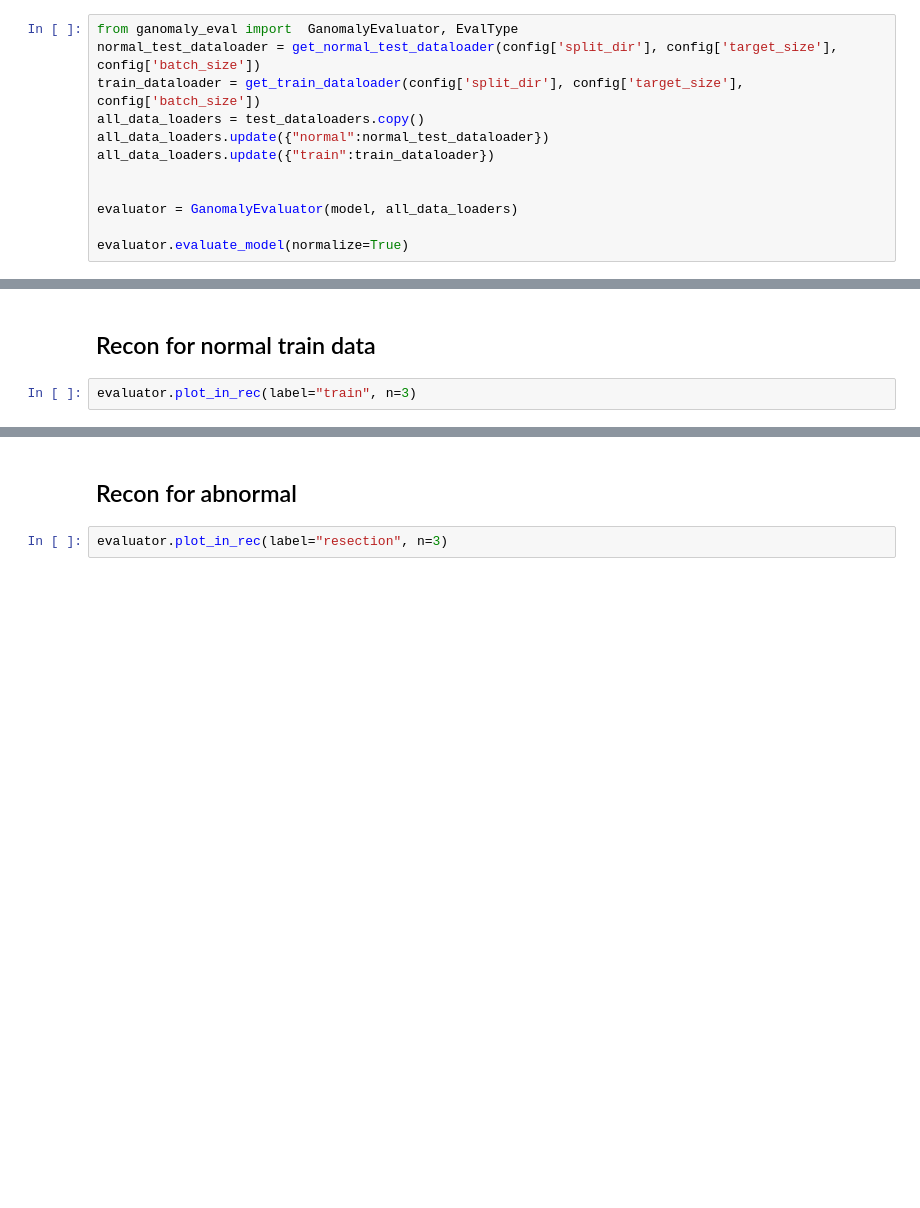
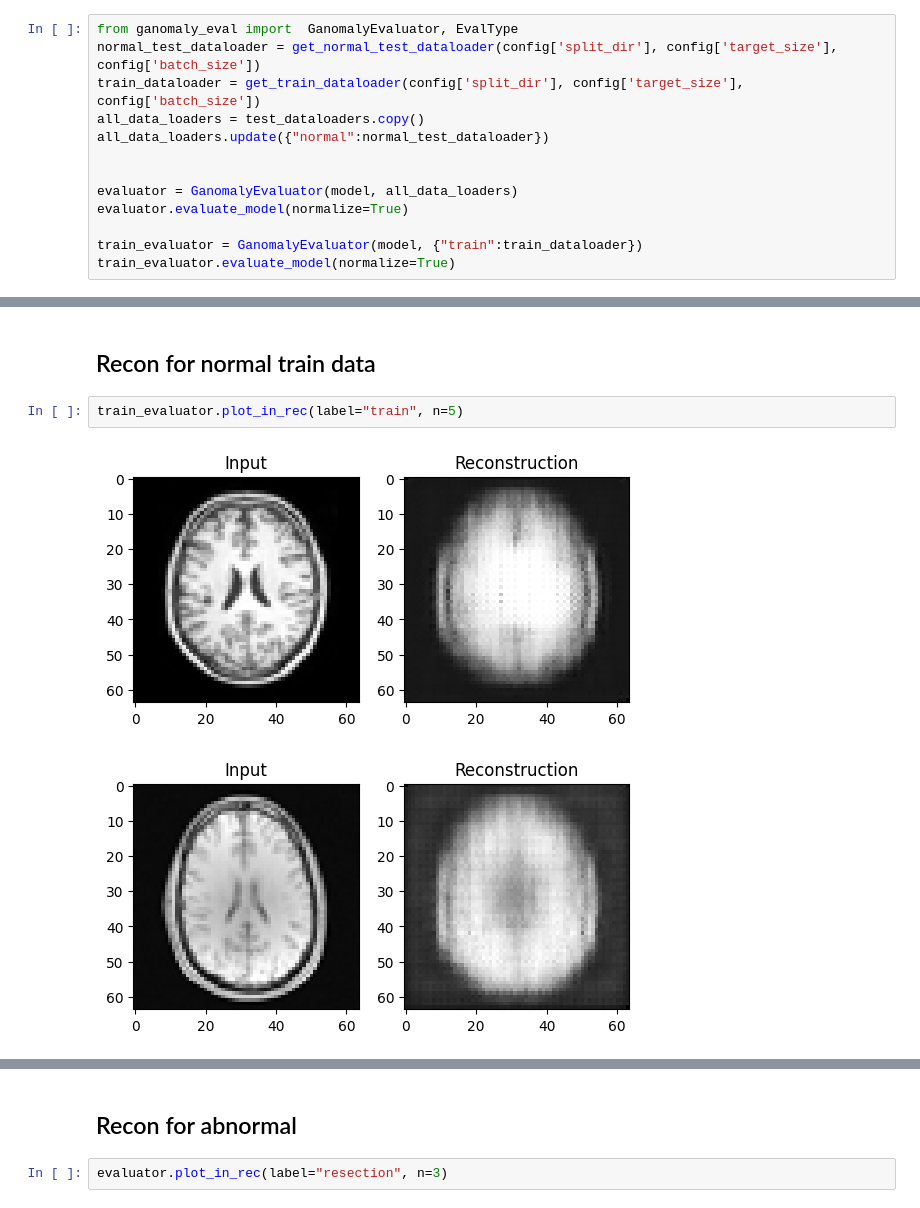
Before and after one commit to MarcelRosier/mad_seminar, a Jupyter notebook: run_eval.ipynb, the cells around one changed output, grey strips where cells are left out. Saved outputs shown, nothing was run; the diff lists cells and outputs as text; blank space fills up the shorter version.

```diff
--- a/run_eval.ipynb
+++ b/run_eval.ipynb
@@ -65,12 +96,13 @@ normal_test_dataloader = get_normal_test_dataloader(config['split_dir'], config[
 train_dataloader = get_train_dataloader(config['split_dir'], config['target_size'], config['batch_size'])
 all_data_loaders = test_dataloaders.copy()
 all_data_loaders.update({"normal":normal_test_dataloader})
-all_data_loaders.update({"train":train_dataloader})
 
 
 evaluator = GanomalyEvaluator(model, all_data_loaders)
+evaluator.evaluate_model(normalize=True)
 
-evaluator.evaluate_model(normalize=True)
+train_evaluator = GanomalyEvaluator(model, {"train":train_dataloader})
+train_evaluator.evaluate_model(normalize=True)
 # %% [output]
 img_csv='./data/splits/normal_test.csv'
  len(self.img_paths)=30
@@ -151,4 +211,7 @@ evaluator.plot_in_rec(label="normal", n=3)
 # %% [markdown]
 ## Recon for normal train data
 # %%
-evaluator.plot_in_rec(label="train", n=3)
+train_evaluator.plot_in_rec(label="train", n=5)
+# %% [output]
+[figure, added]
+[figure, added]
```
Also changed, not shown: parts of 16 cells of this notebook, 7 other files.
